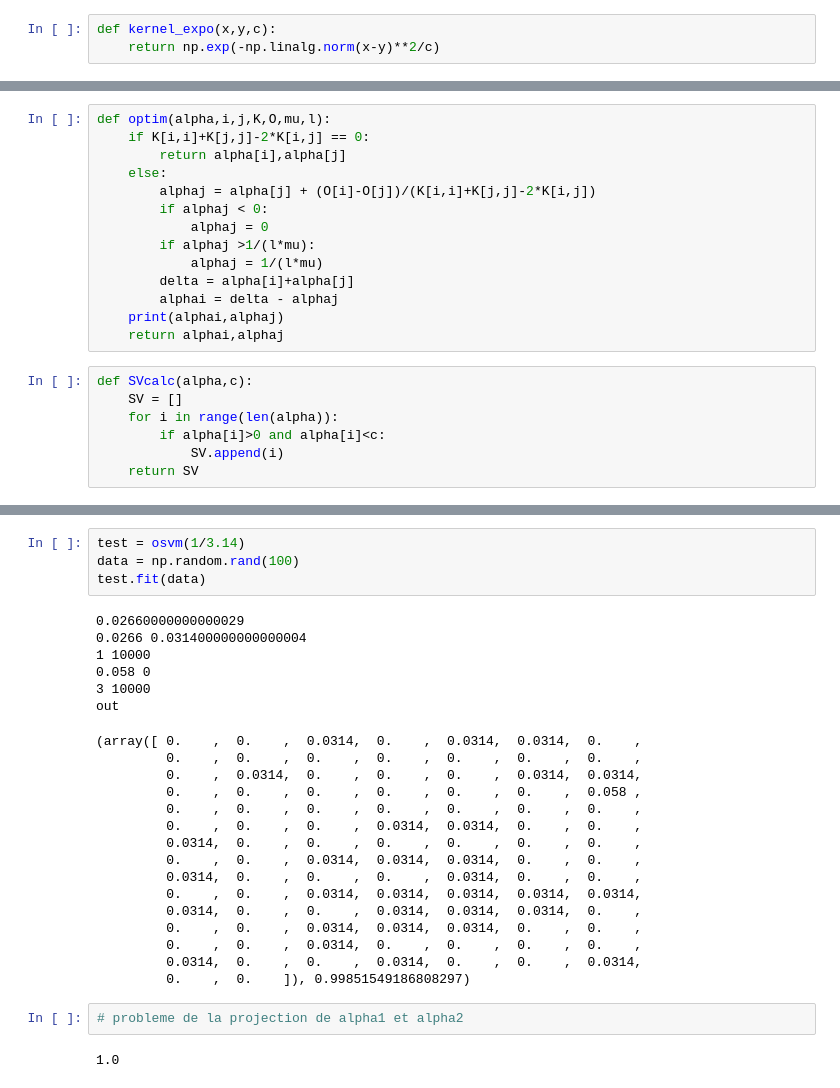
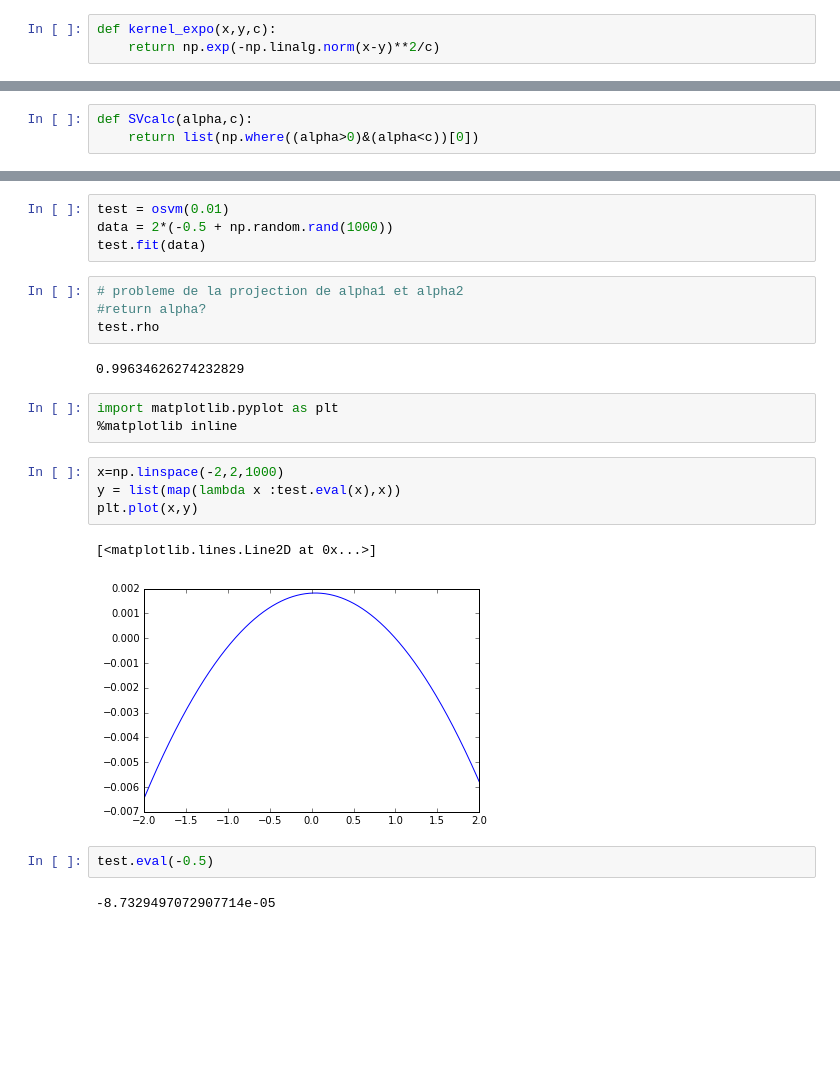
Before and after one commit to funboarder13920/OSVM, a Jupyter notebook: microsoft_algorithm.ipynb, the cells around one changed output, grey strips where cells are left out. Cells and saved outputs as stored; diff of their text form; blank space fills up the shorter version.

```diff
--- a/microsoft_algorithm.ipynb
+++ b/microsoft_algorithm.ipynb
@@ -25,22 +29 @@ def argmax(O,i,ens):
     return index
-# %%
-def optim(alpha,i,j,K,O,mu,l):
-    if K[i,i]+K[j,j]-2*K[i,j] == 0:
-        return alpha[i],alpha[j]
-    else:
-        alphaj = alpha[j] + (O[i]-O[j])/(K[i,i]+K[j,j]-2*K[i,j])
-        if alphaj < 0:
-            alphaj = 0
-        if alphaj >1/(l*mu):
-            alphaj = 1/(l*mu)
-        delta = alpha[i]+alpha[j]
-        alphai = delta - alphaj
-    print(alphai,alphaj)
-    return alphai,alphaj
-# %%
-def SVcalc(alpha,c):
-    SV = []
-    for i in range(len(alpha)):
-        if alpha[i]>0 and alpha[i]<c:
-            SV.append(i)
-    return SV
@@ -47,2 +84,5 @@ def SVcalc(alpha,c):
+# %%
+def SVcalc(alpha,c):
+    return list(np.where((alpha>0)&(alpha<c))[0])
 # %%
 class osvm:
@@ -130,30 +213,24 @@ class osvm:
 # %%
-test = osvm(1/3.14)
-data = np.random.rand(100)
+test = osvm(0.01)
+data = 2*(-0.5 + np.random.rand(1000))
 test.fit(data)
-# %% [output]
-0.02660000000000029
-0.0266 0.031400000000000004
-1 10000
-0.058 0
-3 10000
-out
-(array([ 0.    ,  0.    ,  0.0314,  0.    ,  0.0314,  0.0314,  0.    ,
-         0.    ,  0.    ,  0.    ,  0.    ,  0.    ,  0.    ,  0.    ,
-         0.    ,  0.0314,  0.    ,  0.    ,  0.    ,  0.0314,  0.0314,
-         0.    ,  0.    ,  0.    ,  0.    ,  0.    ,  0.    ,  0.058 ,
-         0.    ,  0.    ,  0.    ,  0.    ,  0.    ,  0.    ,  0.    ,
-         0.    ,  0.    ,  0.    ,  0.0314,  0.0314,  0.    ,  0.    ,
-         0.0314,  0.    ,  0.    ,  0.    ,  0.    ,  0.    ,  0.    ,
-         0.    ,  0.    ,  0.0314,  0.0314,  0.0314,  0.    ,  0.    ,
-         0.0314,  0.    ,  0.    ,  0.    ,  0.0314,  0.    ,  0.    ,
-         0.    ,  0.    ,  0.0314,  0.0314,  0.0314,  0.0314,  0.0314,
-         0.0314,  0.    ,  0.    ,  0.0314,  0.0314,  0.0314,  0.    ,
-         0.    ,  0.    ,  0.0314,  0.0314,  0.0314,  0.    ,  0.    ,
-         0.    ,  0.    ,  0.0314,  0.    ,  0.    ,  0.    ,  0.    ,
-         0.0314,  0.    ,  0.    ,  0.0314,  0.    ,  0.    ,  0.0314,
-         0.    ,  0.    ]), 0.99851549186808297)
 # %%
 # probleme de la projection de alpha1 et alpha2
+#return alpha?
+test.rho
 # %% [output]
-1.0
+0.99634626274232829
+# %%
+import matplotlib.pyplot as plt
+%matplotlib inline
+# %%
+x=np.linspace(-2,2,1000)
+y = list(map(lambda x :test.eval(x),x))
+plt.plot(x,y)
+# %% [output]
+[<matplotlib.lines.Line2D at 0x...>]
+[figure, added]
+# %%
+test.eval(-0.5)
+# %% [output]
+-8.7329497072907714e-05
```
Also changed, not shown: parts of 6 cells of this notebook, 1 other file.
